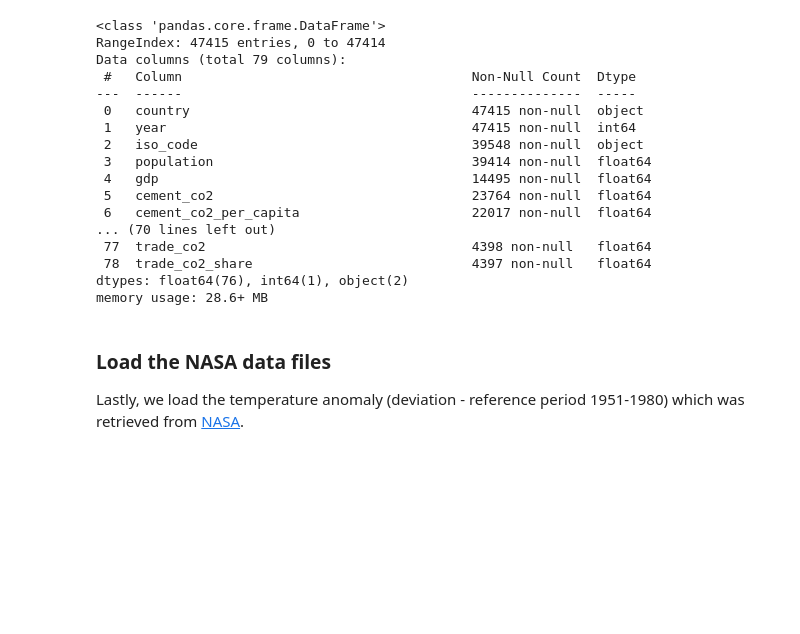
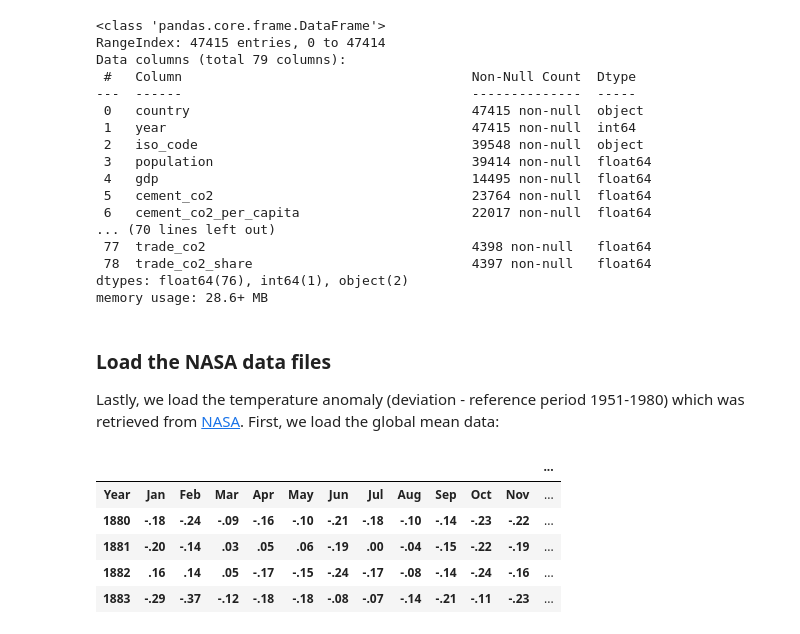
Before and after one commit to shichik07/ClimateAnalysis, a Jupyter notebook: DataExploration/Climate_Explore.ipynb, the cells around one changed output. Drawn from its saved outputs; the diff is of its cells as text; code cells hidden in the pictures; blank space fills up the shorter version.

```diff
--- a/DataExploration/Climate_Explore.ipynb
+++ b/DataExploration/Climate_Explore.ipynb
@@ -109,4 +115,14 @@ dtypes: float64(76), int64(1), object(2)
 memory usage: 28.6+ MB
 # %% [markdown]
 ### Load the NASA data files
-Lastly, we load the temperature anomaly (deviation - reference period 1951-1980) which was retrieved from [NASA](https://data.giss.nasa.gov/gistemp/).
+Lastly, we load the temperature anomaly (deviation - reference period 1951-1980) which was retrieved from [NASA](https://data.giss.nasa.gov/gistemp/). First, we load the global mean data:
+# %%
+Global_mean_temp_df = pd.read_csv(filepath_or_buffer = r"D:\Data\Dropbox\LifeAfter\Datascientest\Climate\Data\NASA\GLB.Ts+dSST.csv")
+Global_mean_temp_df.head(5)
+# %% [output]
+|  |  |  |  |  |  |  |  |  |  |  |  | ... |
+| Year | Jan | Feb | Mar | Apr | May | Jun | Jul | Aug | Sep | Oct | Nov | ... |
+| 1880 | -.18 | -.24 | -.09 | -.16 | -.10 | -.21 | -.18 | -.10 | -.14 | -.23 | -.22 | ... |
+| 1881 | -.20 | -.14 | .03 | .05 | .06 | -.19 | .00 | -.04 | -.15 | -.22 | -.19 | ... |
+| 1882 | .16 | .14 | .05 | -.17 | -.15 | -.24 | -.17 | -.08 | -.14 | -.24 | -.16 | ... |
+| 1883 | -.29 | -.37 | -.12 | -.18 | -.18 | -.08 | -.07 | -.14 | -.21 | -.11 | -.23 | ... |
```
Also changed, not shown: parts of 10 cells of this notebook.
